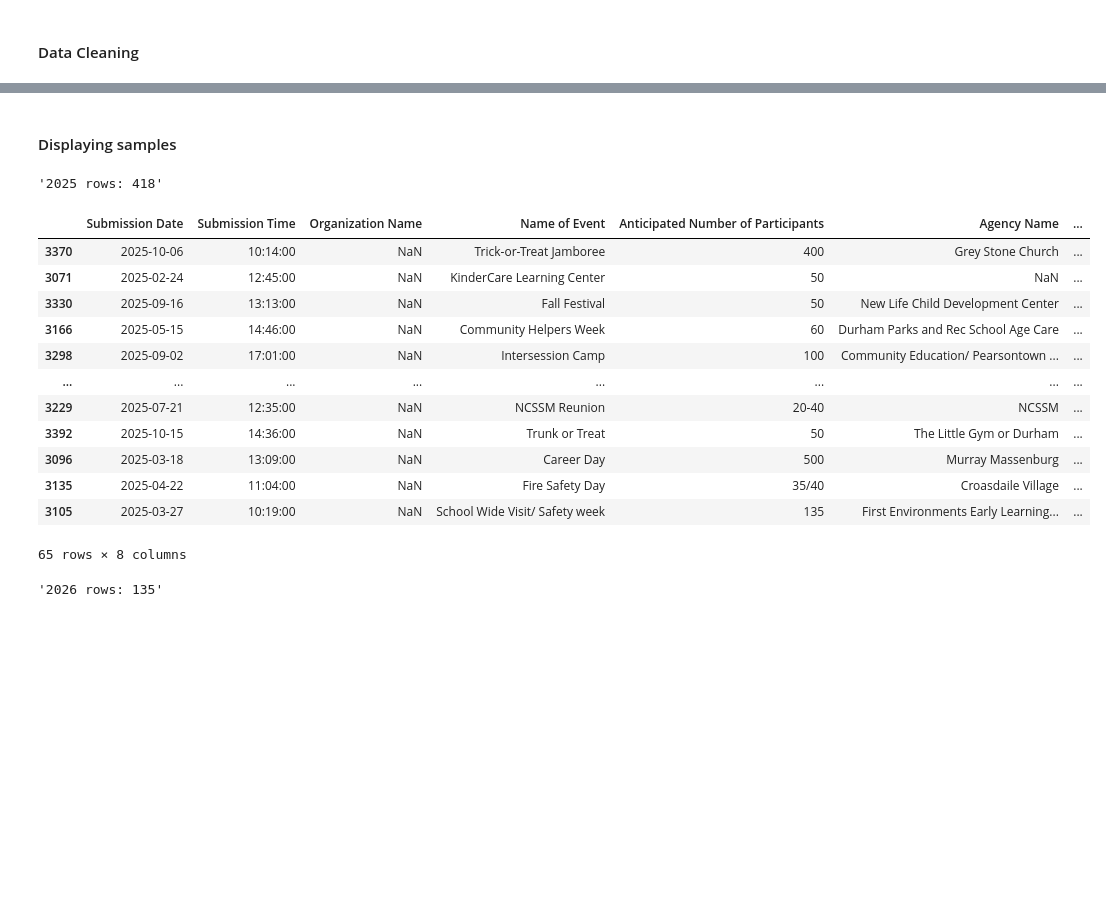
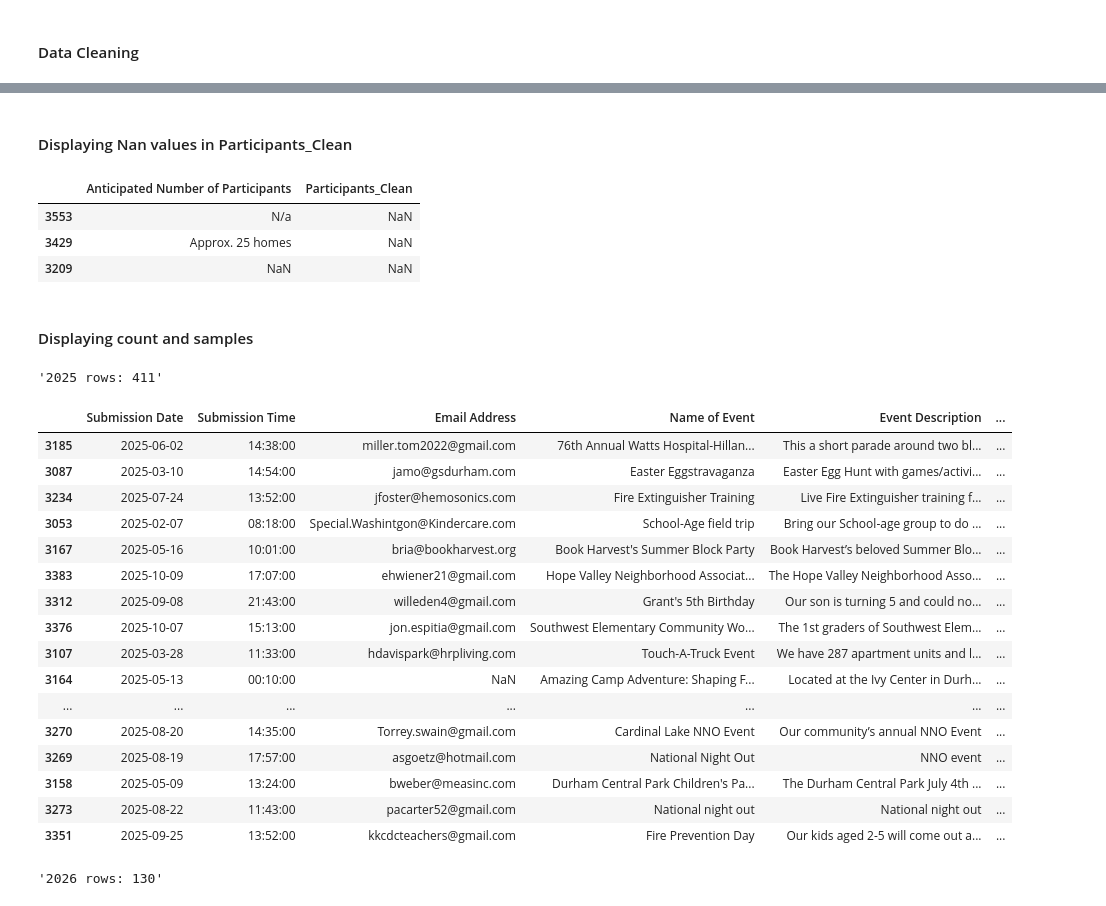
Before and after one commit to akunna1/Fire-Education-Form-Submission-Data-Cleaning, a Jupyter notebook: Data_Cleaning.ipynb, the cells around one changed output, grey strips where cells are left out. Cells and saved outputs as stored; diff of their text form; code cells hidden in the pictures; blank space fills up the shorter version.

```diff
--- a/Data_Cleaning.ipynb
+++ b/Data_Cleaning.ipynb
@@ -7,7 +7,7 @@ import numpy as np
 import os
 import re
 # %%
-df = pd.read_csv("C:/Users/AmarachiOny/Desktop/DFD_Projects/Python/Captain_Burtons/input/Akunna.csv")
+df = pd.read_csv("C:/Users/AmarachiOny/Desktop/DFD_Projects/Python/Captain_Burtons/input/form_data_filtered.csv")
 display(df.sample(50))
 # %% [output]
 |  | ID | Submission Date | Organization Name | Your First Name | Last Name | Phone Number | Email Address | ... |
@@ -50,13 +50,13 @@ cols = ["Date of Submission", "Time of Submission"] + [c for c in df.columns if
 df = df[cols]
 # %%
 # Dropping unnecessary columns
-df = df.drop(columns=["ID", "Your First Name", "Last Name", "Phone Number", "Email Address",
+df = df.drop(columns=["ID", "Your First Name", "Last Name", "Phone Number",
                      "Desired Date & Time of Event", "Address of Event", "City", "State", "Zip Code",
                       "Total Number of Children, Adults or both Participating in the Event",
                      "Fire Safety/Fire Prevention Programs", "Additional Request or Questions?",
                      "Available Sations for Tour", "Fire Safety/Fire Prevention Programs.1", "Available Stations for Tour",
-                     "End Time of the Event", "First Name", "IP Address", "Referrer", "Event Description",
-                      "Street Address of Event"])
+                     "End Time of the Event", "First Name", "IP Address", "Referrer",
+                      "Street Address of Event", "Organization Name", "Agency Name", "Type of Agency"])
 display(df.sample(5))
 print(df.columns.tolist())
 # %% [output]
@@ -161,27 +216,52 @@ for d in [df_2025, df_2026]:
+# %% [markdown]
+#### Displaying Nan values in Participants_Clean
+# %%
+debug_df = df[df["Participants_Clean"].isna()][
+    ["Anticipated Number of Participants", "Participants_Clean"]
+]
+
+display(debug_df)
+# %% [output]
+|  | Anticipated Number of Participants | Participants_Clean |
+| 3553 | N/a | NaN |
+| 3429 | Approx. 25 homes | NaN |
+| 3209 | NaN | NaN |
 # %% [markdown]
-#### Displaying samples
+#### Displaying count and samples
-# %%
-display(f"2025 rows: {len(df_2025)}")
-# %% [output]
-'2025 rows: 418'
+# %%
+# Removing NaNs after cleaning
+df_2025 = df_2025.dropna(subset=["Participants_Clean"])
+
+# Row Count
+display(f"2025 rows: {len(df_2025)}")
+# %% [output]
+'2025 rows: 411'
 # %%
-display(df_2025.sample(65))
+display(df_2025.sample(60))
 # %% [output]
-|  | Submission Date | Submission Time | Organization Name | Name of Event | Anticipated Number of Participants | Agency Name | ... |
-| 3370 | 2025-10-06 | 10:14:00 | NaN | Trick-or-Treat Jamboree | 400 | Grey Stone Church | ... |
-| 3071 | 2025-02-24 | 12:45:00 | NaN | KinderCare Learning Center | 50 | NaN | ... |
-| 3330 | 2025-09-16 | 13:13:00 | NaN | Fall Festival | 50 | New Life Child Development Center | ... |
-| 3166 | 2025-05-15 | 14:46:00 | NaN | Community Helpers Week | 60 | Durham Parks and Rec School Age Care | ... |
-| 3298 | 2025-09-02 | 17:01:00 | NaN | Intersession Camp | 100 | Community Education/ Pearsontown ... | ... |
-| ... | ... | ... | ... | ... | ... | ... | ... |
-| 3229 | 2025-07-21 | 12:35:00 | NaN | NCSSM Reunion | 20-40 | NCSSM | ... |
-| 3392 | 2025-10-15 | 14:36:00 | NaN | Trunk or Treat | 50 | The Little Gym or Durham | ... |
-| 3096 | 2025-03-18 | 13:09:00 | NaN | Career Day | 500 | Murray Massenburg | ... |
-| 3135 | 2025-04-22 | 11:04:00 | NaN | Fire Safety Day | 35/40 | Croasdaile Village | ... |
-| 3105 | 2025-03-27 | 10:19:00 | NaN | School Wide Visit/ Safety week | 135 | First Environments Early Learning... | ... |
+|  | Submission Date | Submission Time | Email Address | Name of Event | Event Description | ... |
+| 3185 | 2025-06-02 | 14:38:00 | miller.tom2022@gmail.com | 76th Annual Watts Hospital-Hillan... | This a short parade around two bl... | ... |
+| 3087 | 2025-03-10 | 14:54:00 | jamo@gsdurham.com | Easter Eggstravaganza | Easter Egg Hunt with games/activi... | ... |
+| 3234 | 2025-07-24 | 13:52:00 | jfoster@hemosonics.com | Fire Extinguisher Training | Live Fire Extinguisher training f... | ... |
+| 3053 | 2025-02-07 | 08:18:00 | Special.Washintgon@Kindercare.com | School-Age field trip | Bring our School-age group to do ... | ... |
+| 3167 | 2025-05-16 | 10:01:00 | bria@bookharvest.org | Book Harvest's Summer Block Party | Book Harvest’s beloved Summer Blo... | ... |
+| 3383 | 2025-10-09 | 17:07:00 | ehwiener21@gmail.com | Hope Valley Neighborhood Associat... | The Hope Valley Neighborhood Asso... | ... |
+| 3312 | 2025-09-08 | 21:43:00 | willeden4@gmail.com | Grant's 5th Birthday | Our son is turning 5 and could no... | ... |
+| 3376 | 2025-10-07 | 15:13:00 | jon.espitia@gmail.com | Southwest Elementary Community Wo... | The 1st graders of Southwest Elem... | ... |
+| 3107 | 2025-03-28 | 11:33:00 | hdavispark@hrpliving.com | Touch-A-Truck Event | We have 287 apartment units and l... | ... |
+| 3164 | 2025-05-13 | 00:10:00 | NaN | Amazing Camp Adventure: Shaping F... | Located at the Ivy Center in Durh... | ... |
+| ... | ... | ... | ... | ... | ... | ... |
+| 3270 | 2025-08-20 | 14:35:00 | Torrey.swain@gmail.com | Cardinal Lake NNO Event | Our community’s annual NNO Event | ... |
+| 3269 | 2025-08-19 | 17:57:00 | asgoetz@hotmail.com | National Night Out | NNO event | ... |
+| 3158 | 2025-05-09 | 13:24:00 | bweber@measinc.com | Durham Central Park Children's Pa... | The Durham Central Park July 4th ... | ... |
+| 3273 | 2025-08-22 | 11:43:00 | pacarter52@gmail.com | National night out | National night out | ... |
+| 3351 | 2025-09-25 | 13:52:00 | kkcdcteachers@gmail.com | Fire Prevention Day | Our kids aged 2-5 will come out a... | ... |
-65 rows × 8 columns
-# %%
-display(f"2026 rows: {len(df_2026)}")
-# %% [output]
-'2026 rows: 135'
+# %%
+# Removing NaNs after cleaning
+df_2026 = df_2026.dropna(subset=["Participants_Clean"])
+
+# Row Count
+display(f"2026 rows: {len(df_2026)}")
+# %% [output]
+'2026 rows: 130'
 # %%
```
Also changed, not shown: parts of 6 cells of this notebook.
